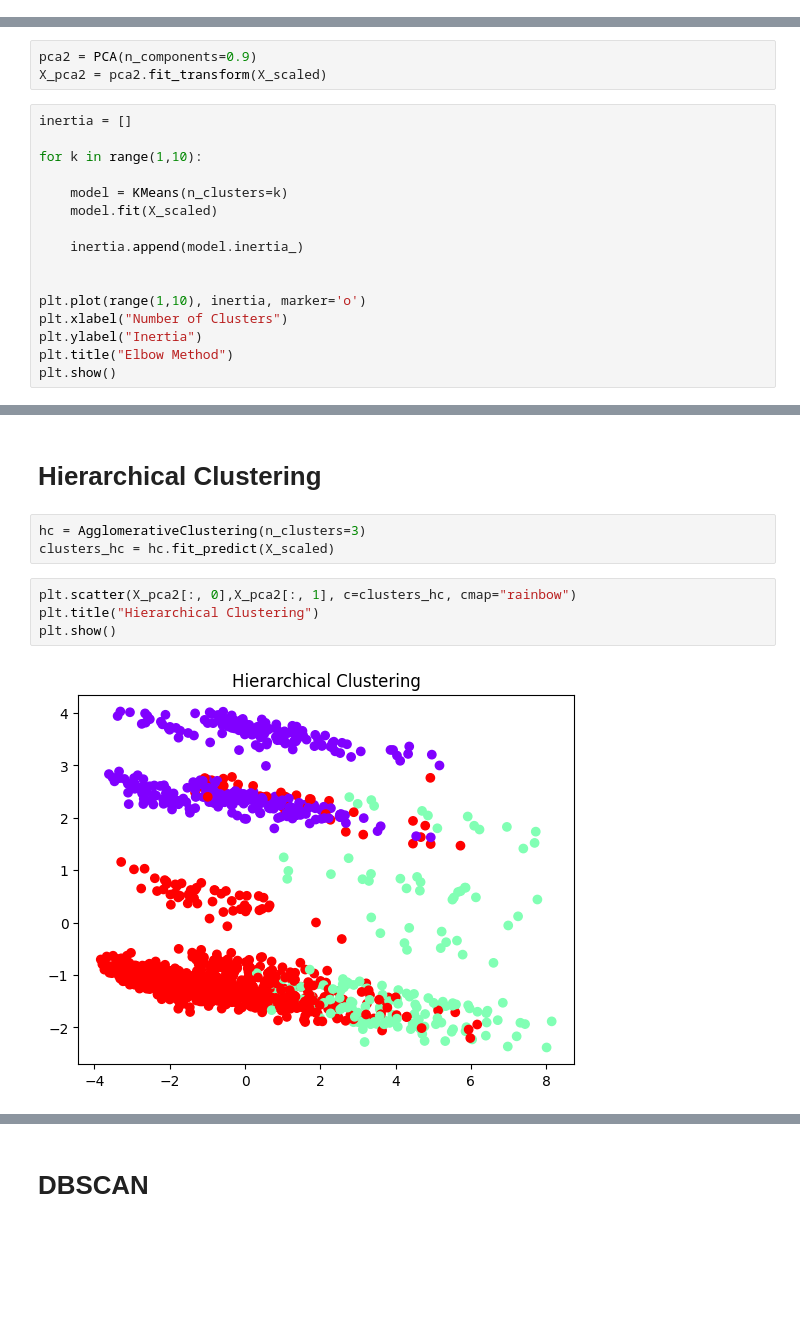
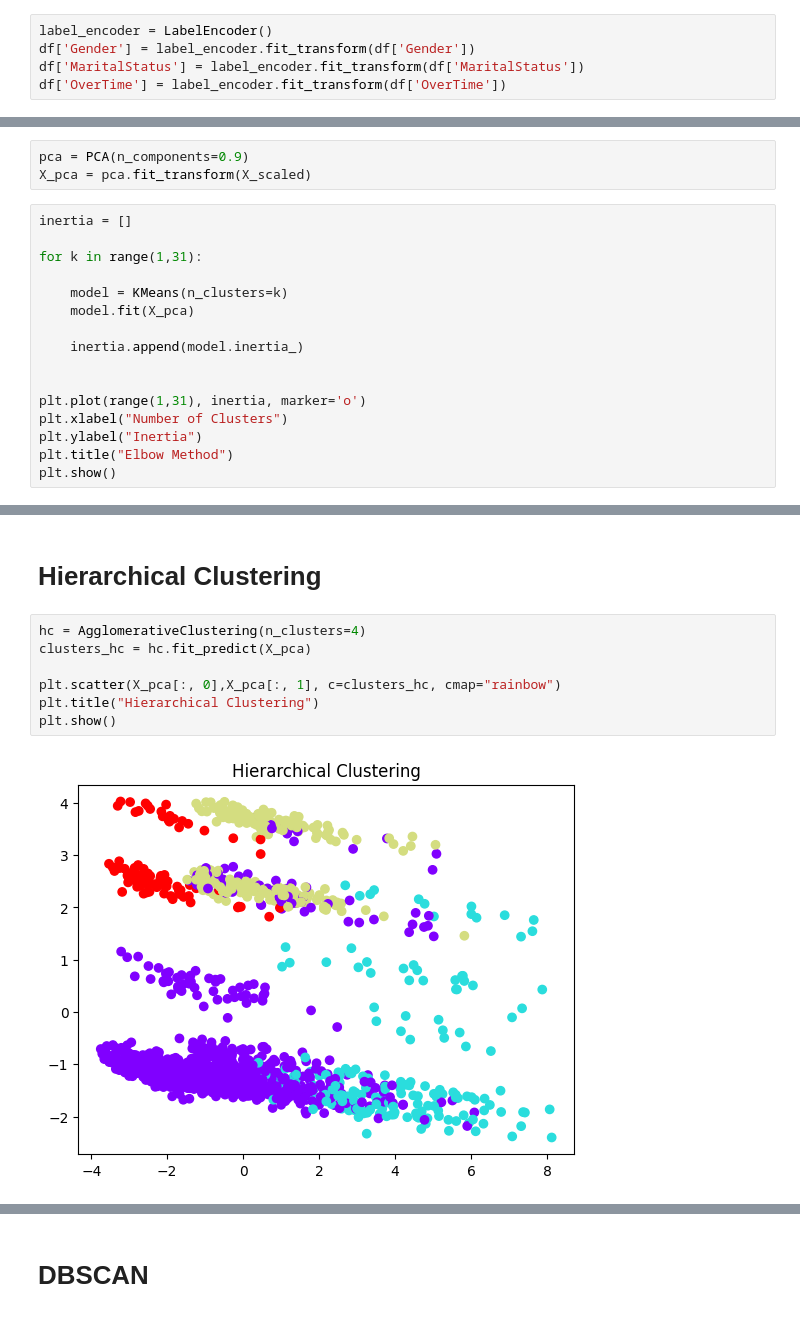
Before and after one commit to Haya-Alwizrah/Random_Forest_Algorithm, a Jupyter notebook: Unsupervised_ML/unsupervised_ml.ipynb, the cells around one changed output, grey strips where cells are left out. Saved outputs shown, nothing was run; the diff lists cells and outputs as text; blank space fills up the shorter version.

```diff
--- a/Unsupervised_ML/unsupervised_ml.ipynb
+++ b/Unsupervised_ML/unsupervised_ml.ipynb
@@ -117,3 +108,8 @@ plt.show()
+# %%
+label_encoder = LabelEncoder()
+df['Gender'] = label_encoder.fit_transform(df['Gender'])
+df['MaritalStatus'] = label_encoder.fit_transform(df['MaritalStatus'])
+df['OverTime'] = label_encoder.fit_transform(df['OverTime'])
 # %%
 df = pd.get_dummies(
     df,
@@ -162,18 +160,18 @@ plt.show()
 # %%
-pca2 = PCA(n_components=0.9)
-X_pca2 = pca2.fit_transform(X_scaled)
+pca = PCA(n_components=0.9)
+X_pca = pca.fit_transform(X_scaled)
 # %%
 inertia = []
 
-for k in range(1,10):
+for k in range(1,31):
 
     model = KMeans(n_clusters=k)
-    model.fit(X_scaled)
+    model.fit(X_pca)
 
     inertia.append(model.inertia_)
 
 
-plt.plot(range(1,10), inertia, marker='o')
+plt.plot(range(1,31), inertia, marker='o')
 plt.xlabel("Number of Clusters")
 plt.ylabel("Inertia")
 plt.title("Elbow Method")
@@ -213,11 +225,11 @@ plt.show()
 # %% [markdown]
 # Hierarchical Clustering
-# %%
-hc = AgglomerativeClustering(n_clusters=3)
-clusters_hc = hc.fit_predict(X_scaled)
 # %%
-plt.scatter(X_pca2[:, 0],X_pca2[:, 1], c=clusters_hc, cmap="rainbow")
+hc = AgglomerativeClustering(n_clusters=4)
+clusters_hc = hc.fit_predict(X_pca)
+
+plt.scatter(X_pca[:, 0],X_pca[:, 1], c=clusters_hc, cmap="rainbow")
 plt.title("Hierarchical Clustering")
 plt.show()
 # %% [output]
-[figure, old version]
+[figure, new version]
```
Also changed, not shown: parts of 35 cells of this notebook.
